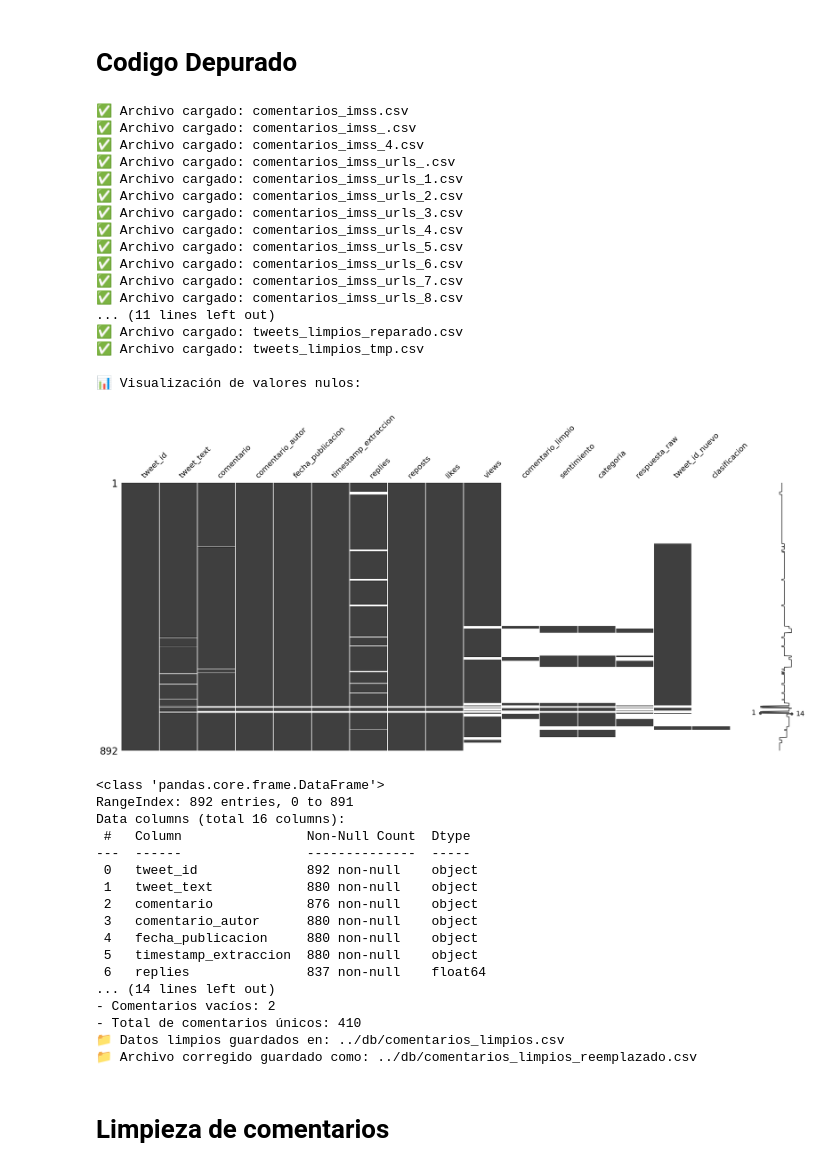
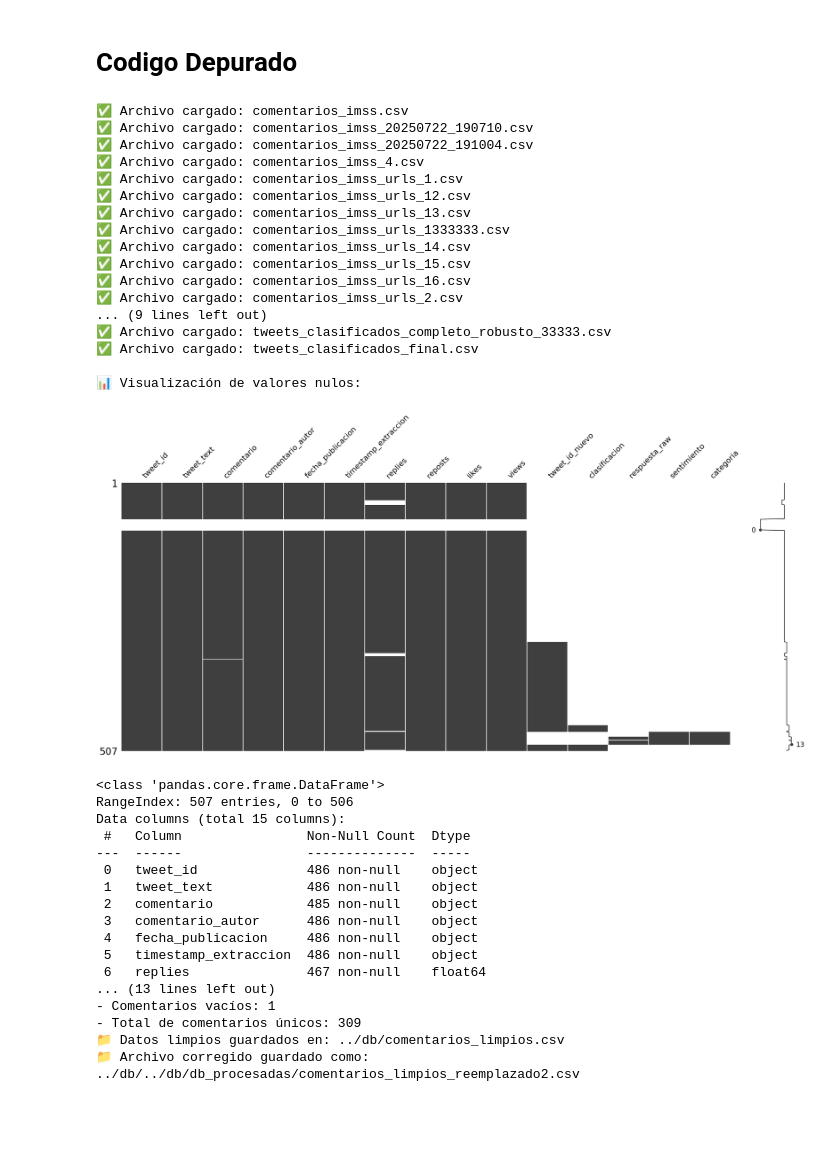
Before and after one commit to JaimeIngenia/Proyecto_IMSS, a Jupyter notebook: limpieza/unionTablas.ipynb, the cells around one changed output. Saved outputs shown, nothing was run; the diff lists cells and outputs as text; code cells hidden in the pictures; blank space fills up the shorter version.

Commit message:
limpieza de celdas

```diff
--- a/limpieza/unionTablas.ipynb
+++ b/limpieza/unionTablas.ipynb
@@ -95,62 +95,60 @@ df['tweet_id_nuevo'] = range(1, len(df) + 1)
 # 5. Guardar archivo limpio
 output_file = os.path.join(folder_path, 'comentarios_limpios.csv')
 df.to_csv(output_file, index=False)
 
 # 6. Validar limpieza
 print("\n✅ Resumen final:")
 print(f"- Comentarios nulos: {df['comentario'].isnull().sum()}")
 print(f"- Comentarios vacíos: {(df['comentario'].str.strip() == '').sum()}")
 print(f"- Total de comentarios únicos: {df.shape[0]}")
 print(f"📁 Datos limpios guardados en: {output_file}")
 
 # --- CORRECCIÓN DE COMILLAS EN EL CSV ---
 with open(output_file, 'r', encoding='utf-8') as f:
     contenido = f.read()
 
 # Reemplazar triple comillas dobles por comillas simples
 contenido_corregido = contenido.replace('"""', "'")
 
 # Guardar el archivo corregido
-output_file_corr = os.path.join(folder_path, 'comentarios_limpios_reemplazado.csv')
+output_file_corr = os.path.join(folder_path, '../db/db_procesadas/comentarios_limpios_reemplazado2.csv')
 with open(output_file_corr, 'w', encoding='utf-8') as f:
     f.write(contenido_corregido)
 
 print(f"📁 Archivo corregido guardado como: {output_file_corr}")
 # %% [output]
 ✅ Archivo cargado: comentarios_imss.csv
-✅ Archivo cargado: comentarios_imss_.csv
+✅ Archivo cargado: comentarios_imss_20250722_190710.csv
+✅ Archivo cargado: comentarios_imss_20250722_191004.csv
 ✅ Archivo cargado: comentarios_imss_4.csv
-✅ Archivo cargado: comentarios_imss_urls_.csv
 ✅ Archivo cargado: comentarios_imss_urls_1.csv
+✅ Archivo cargado: comentarios_imss_urls_12.csv
+✅ Archivo cargado: comentarios_imss_urls_13.csv
+✅ Archivo cargado: comentarios_imss_urls_1333333.csv
+✅ Archivo cargado: comentarios_imss_urls_14.csv
+✅ Archivo cargado: comentarios_imss_urls_15.csv
+✅ Archivo cargado: comentarios_imss_urls_16.csv
 ✅ Archivo cargado: comentarios_imss_urls_2.csv
-✅ Archivo cargado: comentarios_imss_urls_3.csv
-✅ Archivo cargado: comentarios_imss_urls_4.csv
-✅ Archivo cargado: comentarios_imss_urls_5.csv
-✅ Archivo cargado: comentarios_imss_urls_6.csv
-✅ Archivo cargado: comentarios_imss_urls_7.csv
-✅ Archivo cargado: comentarios_imss_urls_8.csv
-... (11 lines left out)
-✅ Archivo cargado: tweets_limpios_reparado.csv
-✅ Archivo cargado: tweets_limpios_tmp.csv
+... (9 lines left out)
+✅ Archivo cargado: tweets_clasificados_completo_robusto_33333.csv
+✅ Archivo cargado: tweets_clasificados_final.csv
 
 📊 Visualización de valores nulos:
-[figure, old version]
+[figure, new version]
 <class 'pandas.core.frame.DataFrame'>
-RangeIndex: 892 entries, 0 to 891
-Data columns (total 16 columns):
+RangeIndex: 507 entries, 0 to 506
+Data columns (total 15 columns):
  #   Column                Non-Null Count  Dtype
 ---  ------                --------------  -----
- 0   tweet_id              892 non-null    object
- 1   tweet_text            880 non-null    object
- 2   comentario            876 non-null    object
- 3   comentario_autor      880 non-null    object
- 4   fecha_publicacion     880 non-null    object
- 5   timestamp_extraccion  880 non-null    object
- 6   replies               837 non-null    float64
-... (14 lines left out)
-- Comentarios vacíos: 2
-- Total de comentarios únicos: 410
+ 0   tweet_id              486 non-null    object
+ 1   tweet_text            486 non-null    object
+ 2   comentario            485 non-null    object
+ 3   comentario_autor      486 non-null    object
+ 4   fecha_publicacion     486 non-null    object
+ 5   timestamp_extraccion  486 non-null    object
+ 6   replies               467 non-null    float64
+... (13 lines left out)
+- Comentarios vacíos: 1
+- Total de comentarios únicos: 309
 📁 Datos limpios guardados en: ../db/comentarios_limpios.csv
-📁 Archivo corregido guardado como: ../db/comentarios_limpios_reemplazado.csv
+📁 Archivo corregido guardado como: ../db/../db/db_procesadas/comentarios_limpios_reemplazado2.csv
-# %% [markdown]
-# Limpieza de comentarios
```
Also changed, not shown: parts of 7 cells of this notebook, 1 other file.
